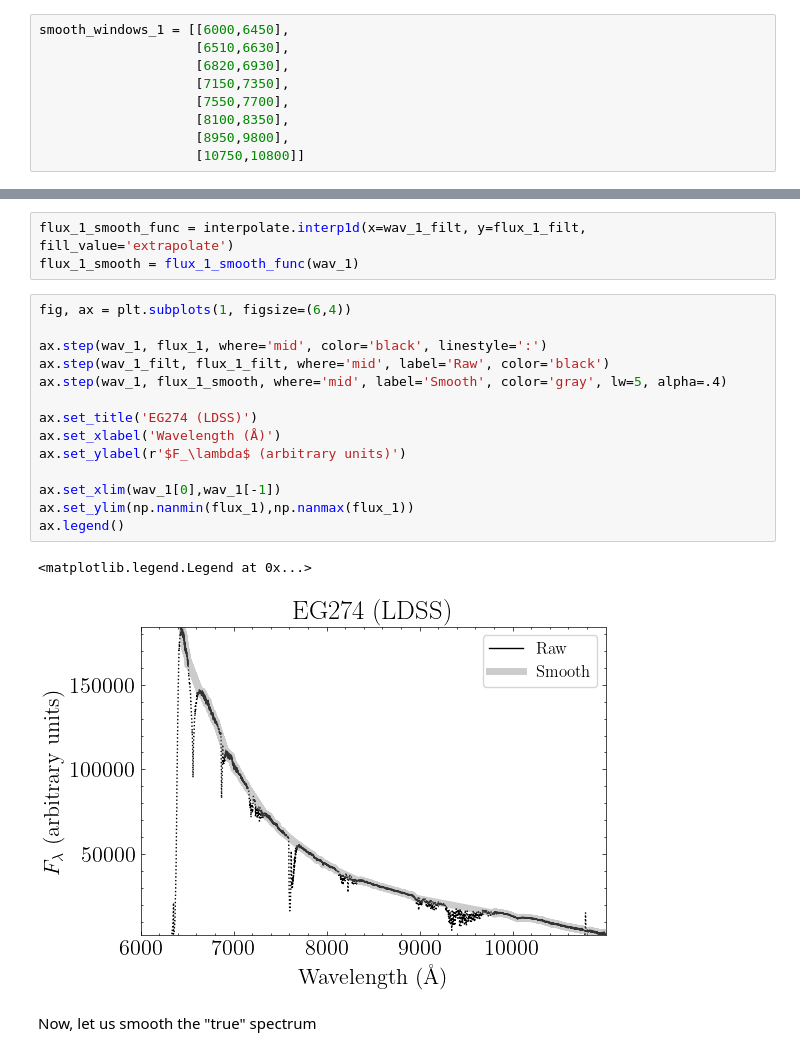
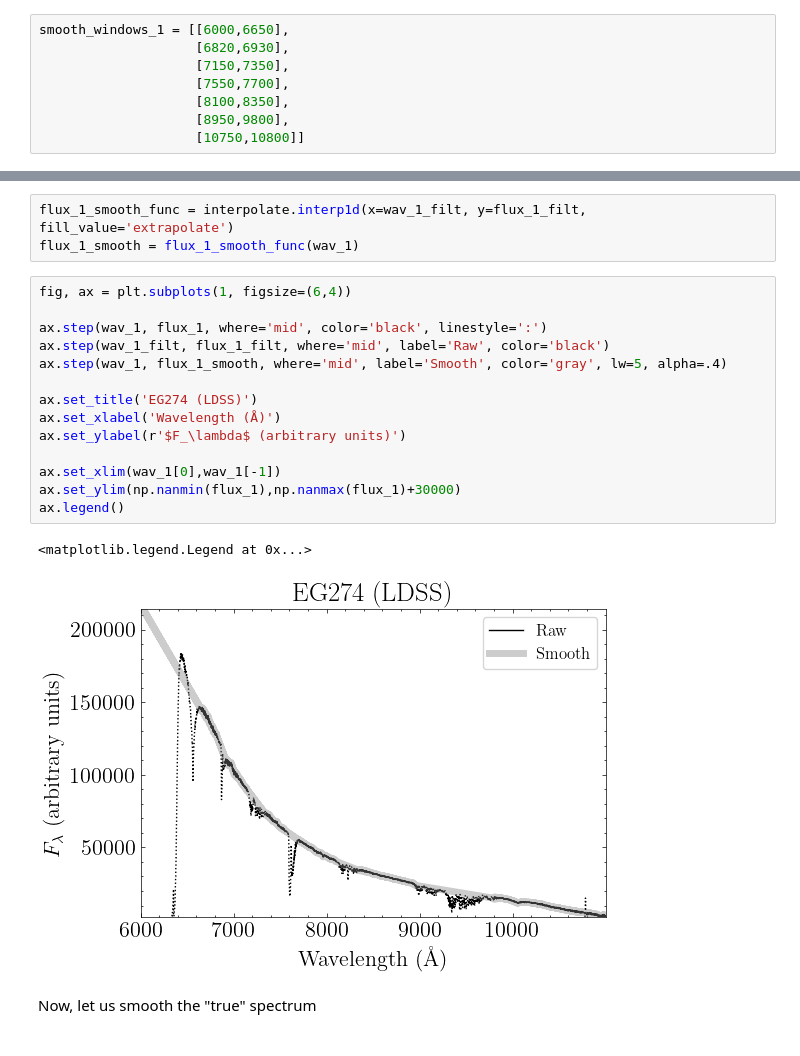
Before and after one commit to suyashk12/cgm_science, a Jupyter notebook: redshift_fitting/EG274.ipynb, the cells around one changed output, grey strips where cells are left out. Saved outputs shown, nothing was run; the diff lists cells and outputs as text.

```diff
--- a/redshift_fitting/EG274.ipynb
+++ b/redshift_fitting/EG274.ipynb
@@ -97,8 +97,7 @@ ax.legend()
 # %% [markdown]
 Both night 1 and night 2 mask images had the filter on, and were taken at similar airmasses. So the fewer blue photons for night 2 are solely a function of poorer seeing. We'll continue with the night 1 spectrum. Let us first smooth it out, indicating "problematic" windows.
 # %%
-smooth_windows_1 = [[6000,6450],
-                    [6510,6630],
+smooth_windows_1 = [[6000,6650],
                     [6820,6930],
                     [7150,7350],
                     [7550,7700],
@@ -153,20 +152,20 @@ flux_1_smooth = flux_1_smooth_func(wav_1)
 # %%
 fig, ax = plt.subplots(1, figsize=(6,4))
 
 ax.step(wav_1, flux_1, where='mid', color='black', linestyle=':')
 ax.step(wav_1_filt, flux_1_filt, where='mid', label='Raw', color='black')
 ax.step(wav_1, flux_1_smooth, where='mid', label='Smooth', color='gray', lw=5, alpha=.4)
 
 ax.set_title('EG274 (LDSS)')
 ax.set_xlabel('Wavelength (Å)')
 ax.set_ylabel(r'$F_\lambda$ (arbitrary units)')
 
 ax.set_xlim(wav_1[0],wav_1[-1])
-ax.set_ylim(np.nanmin(flux_1),np.nanmax(flux_1))
+ax.set_ylim(np.nanmin(flux_1),np.nanmax(flux_1)+30000)
 ax.legend()
 # %% [output]
 <matplotlib.legend.Legend at 0x...>
-[figure, old version]
+[figure, new version]
 # %% [markdown]
 Now, let us smooth the "true" spectrum
 # %%
```
Also changed, not shown: parts of 5 cells of this notebook, 17 other files.
